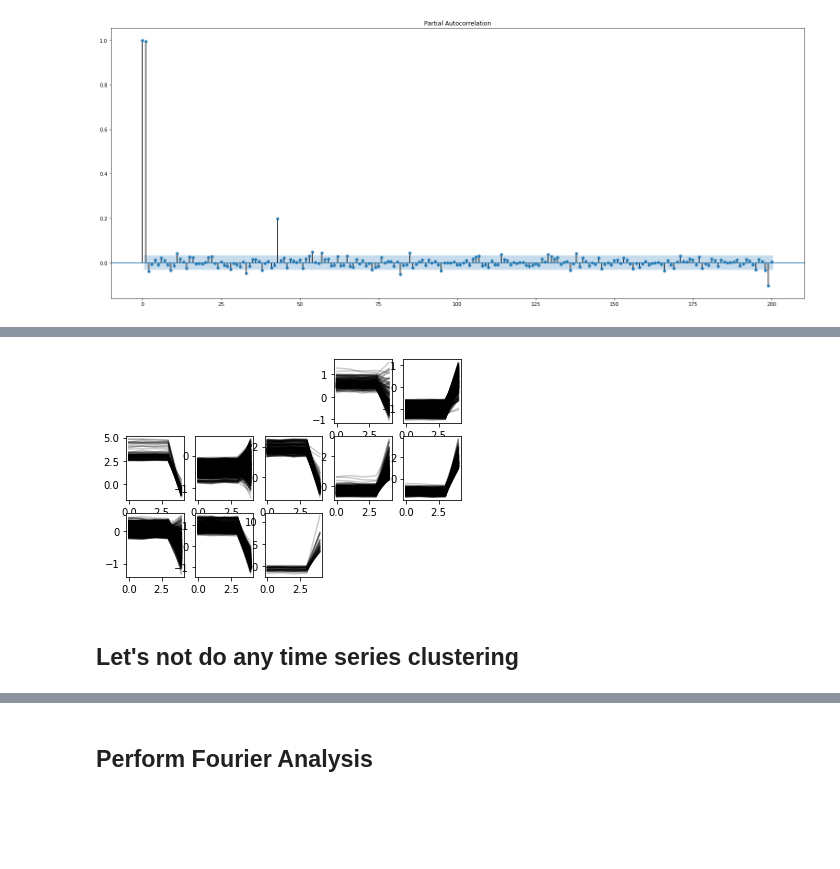
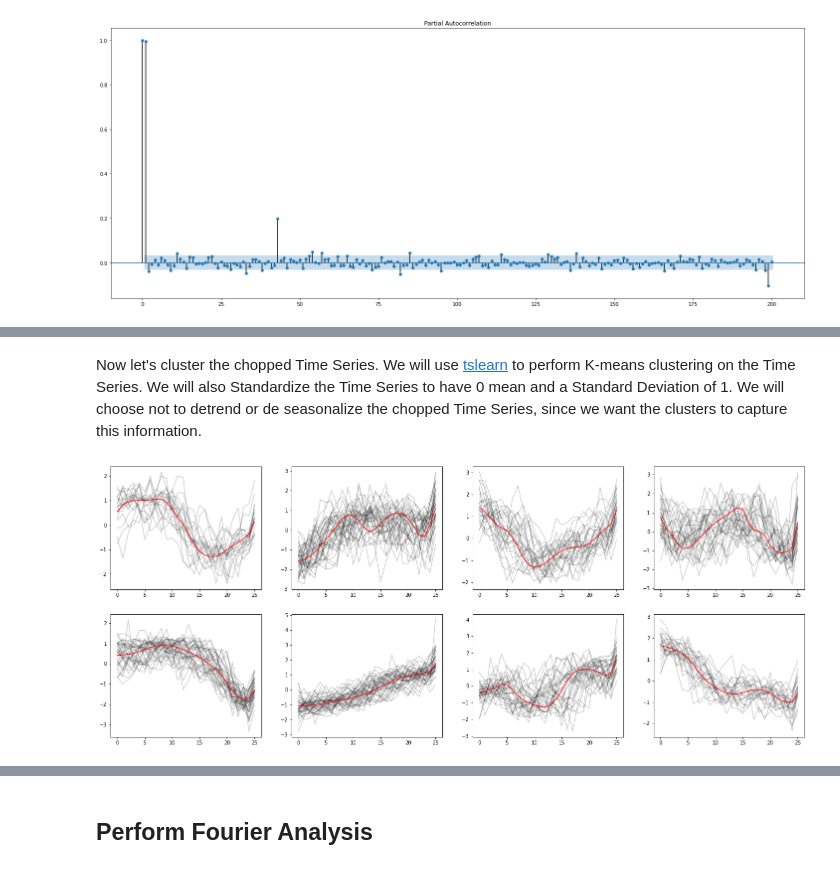
Before and after one commit to itberrios/algotrading, a Jupyter notebook: stock_data_explorer.ipynb, the cells around one changed output, grey strips where cells are left out. Drawn from its saved outputs; the diff is of its cells as text; code cells hidden in the pictures; blank space fills up the shorter version.

```diff
--- a/stock_data_explorer.ipynb
+++ b/stock_data_explorer.ipynb
@@ -140,2 +177,23 @@ plot_pacf(train_df['close'], lags=200, ax=ax);
+# %%
+n = 25 # number of value per trime series
+price_increase_locs = price_increase_locs[price_increase_locs > n]
+price_decrease_locs = price_decrease_locs[price_decrease_locs > n]
+
+# get chopped Time Series for price increases
+ts_up_list = []
+for loc in price_increase_locs:
+    ts_vals = train_df['close'].to_numpy()[loc-25:loc+1]
+    ts_up_list.append(ts_vals)
+
+# get chopped Time Series for price decreases
+ts_down_list = []
+for loc in price_decrease_locs:
+    ts_vals = train_df['close'].to_numpy()[loc-25:loc+1]
+    ts_down_list.append(ts_vals)
+# %%
+ts_up_array = np.array(ts_up_list)
+ts_down_array = np.array(ts_down_list)
+# %% [markdown]
+Now let's cluster the chopped Time Series. We will use [tslearn](https://tslearn.readthedocs.io/en/stable/index.html) to perform K-means clustering on the Time Series. We will also Standardize the Time Series to have 0 mean and a Standard Deviation of 1. We will choose not to detrend or de seasonalize the chopped Time Series, since we want the clusters to capture this information.
 # %%
 !pip install tslearn
@@ -152,9 +200,17 @@ y_train = ts_kmeans.fit_predict(X_train)
-# %%
-for yi in range(10):
-    plt.subplot(3, 5, 4 + yi)
-    for xx in X_train[y_train == yi]:
-        plt.plot(xx.ravel(), "k-", alpha=.2)
-# %% [output]
-[figure, removed]
-# %% [markdown]
-## Let's not do any time series clustering
+# %%
+from tslearn.clustering import TimeSeriesKMeans
+from tslearn.preprocessing import TimeSeriesScalerMeanVariance
+
+ts_kmeans_up = TimeSeriesKMeans(n_clusters=8, metric="softdtw",
+                                max_iter=10, random_state=42)
+ts_kmeans_down = TimeSeriesKMeans(n_clusters=8, metric="softdtw",
+                                max_iter=10, random_state=42)
+
+ts_up_array_transformed = TimeSeriesScalerMeanVariance(mu=0.,
+                                                       std=1.).fit_transform(ts_up_array) \
+                                                              .squeeze()
+ts_down_array_transformed = TimeSeriesScalerMeanVariance(mu=0.,
+                                                       std=1.).fit_transform(ts_down_array) \
+                                                              .squeeze()
+# %%
+ts_up_cluster_locs = ts_kmeans_up.fit_predict(ts_up_array_transformed)
@@ -160,0 +219,11 @@ for yi in range(10):
+# %%
+# display price increase clusters
+fig = plt.figure(figsize=(25, 10))
+for i in range(8):
+    plt.subplot(2, 4, 1 + i)
+    for ts_vals in ts_up_array_transformed[ts_up_cluster_locs == i]:
+        plt.plot(ts_vals.ravel(), 'k-', alpha=.2)
+
+    plt.plot(ts_kmeans_up.cluster_centers_[i].ravel(), 'r-')
+# %% [output]
+[figure, added]
```
Also changed, not shown: parts of 14 cells of this notebook.
